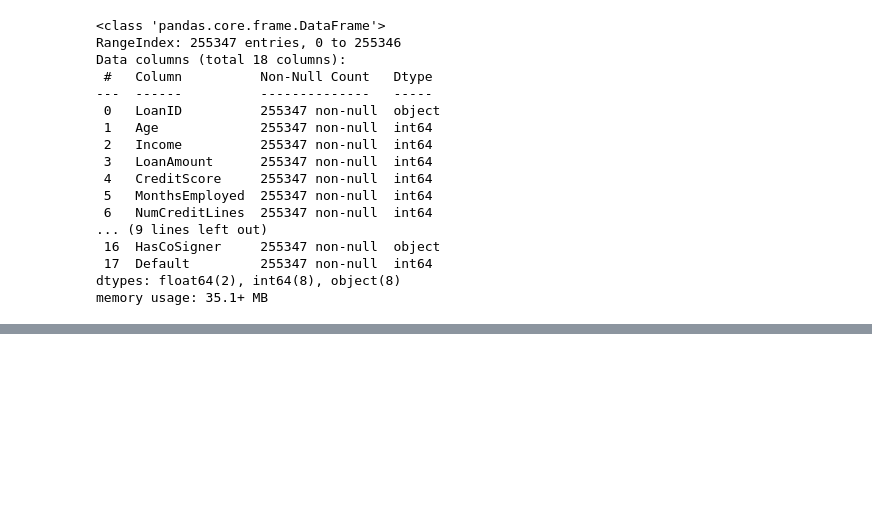
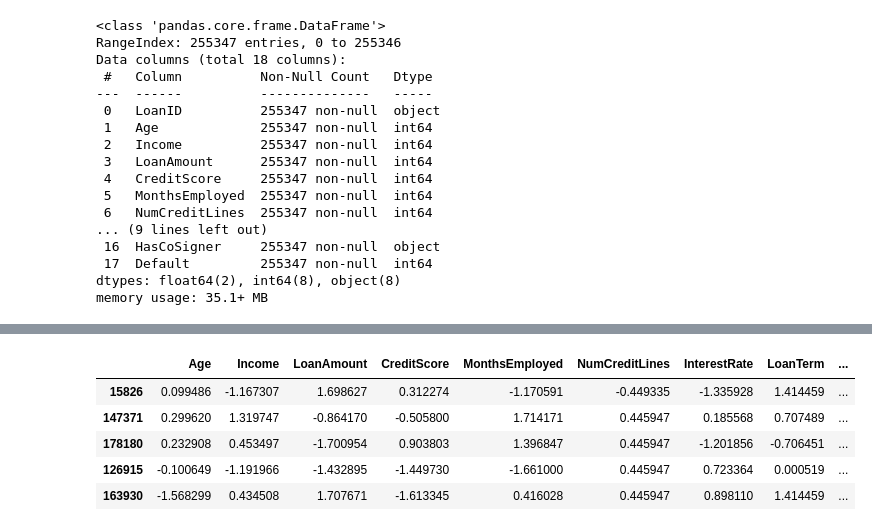
Before and after one commit to springboardmentor891v/CreditPathAI_Oct_Batch, a Jupyter notebook: main.ipynb, the cells around one changed output, grey strips where cells are left out. Drawn from its saved outputs; the diff is of its cells as text; code cells hidden in the pictures; blank space fills up the shorter version.

```diff
--- a/main.ipynb
+++ b/main.ipynb
@@ -345,0 +459,17 @@ df_encoded.shape # number of features have got increased
+# %%
+#converting the numpy arrays into dataframe
+X_train_scaled = pd.DataFrame(X_train_scaled,
+                              columns=X_train.columns,
+                              index=X_train.index)
+X_test_scaled = pd.DataFrame(X_test_scaled,
+                             columns=X_test.columns,
+                             index=X_test.index)
+# %%
+X_train_scaled.head()
+# %% [output]
+|  | Age | Income | LoanAmount | CreditScore | MonthsEmployed | NumCreditLines | InterestRate | LoanTerm | ... |
+| 15826 | 0.099486 | -1.167307 | 1.698627 | 0.312274 | -1.170591 | -0.449335 | -1.335928 | 1.414459 | ... |
+| 147371 | 0.299620 | 1.319747 | -0.864170 | -0.505800 | 1.714171 | 0.445947 | 0.185568 | 0.707489 | ... |
+| 178180 | 0.232908 | 0.453497 | -1.700954 | 0.903803 | 1.396847 | 0.445947 | -1.201856 | -0.706451 | ... |
+| 126915 | -0.100649 | -1.191966 | -1.432895 | -1.449730 | -1.661000 | 0.445947 | 0.723364 | 0.000519 | ... |
+| 163930 | -1.568299 | 0.434508 | 1.707671 | -1.613345 | 0.416028 | 0.445947 | 0.898110 | 1.414459 | ... |
```
Also changed, not shown: parts of 19 cells of this notebook.
